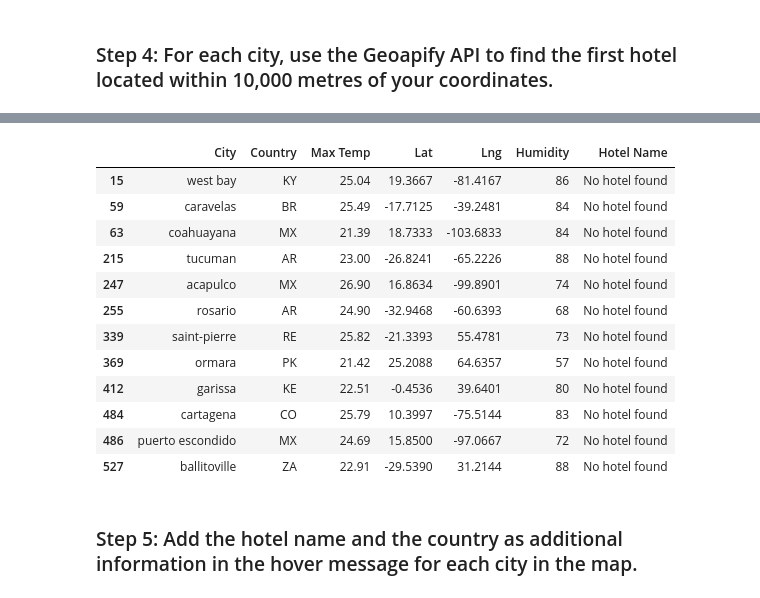
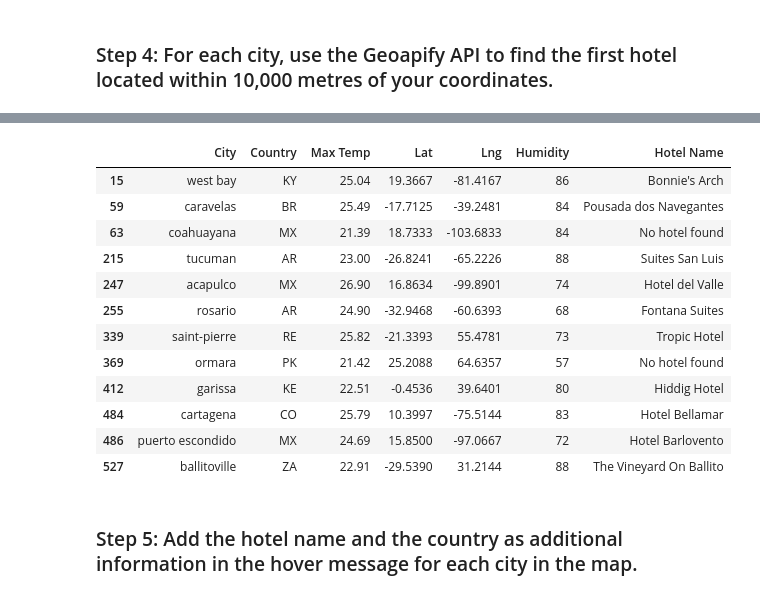
Before and after one commit to treysl/python-api-challenge, a Jupyter notebook: Starter_Code/Starter_Code/starter_code/VacationPy.ipynb, the cells around one changed output, grey strips where cells are left out. Saved outputs shown, nothing was run; the diff lists cells and outputs as text; code cells hidden in the pictures.

```diff
--- a/Starter_Code/Starter_Code/starter_code/VacationPy.ipynb
+++ b/Starter_Code/Starter_Code/starter_code/VacationPy.ipynb
@@ -10,5 +10,4 @@ import pandas as pd
 import requests
 
 # Import API key
-from api_keys import geoapify_key
-print(geoapify_key)
+geoapify_key = "6d15b6bb7a8a4c2baff806e956d5ebfd"
@@ -107,46 +104,35 @@ hotel_df
 ### Step 4: For each city, use the Geoapify API to find the first hotel located within 10,000 metres of your coordinates.
 # %%
 # Set parameters to search for a hotel
-#radius = # YOUR CODE HERE
-parameters = {
-    'radius': 10000,
-    "type" : "lodging",
-    'api_keys' : geoapify_key
+radius = 10000
+params = {
+    'categories': 'accommodation.hotel',
+    'api_key': geoapify_key
 }
-
 # Print a message to follow up the hotel search
-print("Starting hotel search")
-
+print('Starting hotel search')
 # Iterate through the hotel_df DataFrame
 for index, row in hotel_df.iterrows():
     # get latitude, longitude from the DataFrame
-    latitude = row["Lat"]
-    longitude = row["Lng"]
-
-    # Add filter and bias parameters with the current city's latitude and longitude to the params dictionary
-    # parameters["filter"] = # YOUR CODE HERE
-    # parameters["bias"] = # YOUR CODE HERE
-    parameters["location"] = f'{latitude},{longitude}'
-
+    lat = row['Lat']
+    lng = row['Lng']
+    # Add filter and bias parameters with the current city’s latitude and longitude to the params dictionary
+    params['filter'] = f'circle:{lng},{lat},{radius}'
+    params['bias'] = f'proximity:{lng},{lat}'
     # Set base URL
-    base_url = "http://api.openweathermap.org/data/2.5/weather"
-
+    base_url = 'https://api.geoapify.com/v2/places'
     # Make and API request using the params dictionaty
-    name_address = requests.get(base_url, params=parameters)
-
+    name_address = requests.get(base_url, params = params)
     # Convert the API response to JSON format
     name_address = name_address.json()
-    print(name_address)
     # Grab the first hotel from the results and store the name in the hotel_df DataFrame
     try:
-        hotel_df.loc[index, "Hotel Name"] = name_address["features"][0]["properties"]["name"]
+        hotel_df.loc[index, 'Hotel Name'] = name_address['features'][0]['properties']['name']
     except (KeyError, IndexError):
-        # If no hotel is found, set the hotel name as "No hotel found".
-        hotel_df.loc[index, "Hotel Name"] = "No hotel found"
-
+        # If no hotel is found, set the hotel name as “No hotel found”.
+        hotel_df.loc[index, 'Hotel Name'] = 'No hotel found'
     # Log the search results
-    print(f"{hotel_df.loc[index, 'City']} - nearest hotel: {hotel_df.loc[index, 'Hotel Name']}")
-
+    print(f"{hotel_df.loc[index,'City']} - nearest hotel: {hotel_df.loc[index, 'Hotel Name']}")
 # Display sample data
 hotel_df
 # %% [output]
@@ -170,15 +152,15 @@ ballitoville - nearest hotel: No hotel found
 |  | City | Country | Max Temp | Lat | Lng | Humidity | Hotel Name |
-| 15 | west bay | KY | 25.04 | 19.3667 | -81.4167 | 86 | No hotel found |
-| 59 | caravelas | BR | 25.49 | -17.7125 | -39.2481 | 84 | No hotel found |
+| 15 | west bay | KY | 25.04 | 19.3667 | -81.4167 | 86 | Bonnie's Arch |
+| 59 | caravelas | BR | 25.49 | -17.7125 | -39.2481 | 84 | Pousada dos Navegantes |
 | 63 | coahuayana | MX | 21.39 | 18.7333 | -103.6833 | 84 | No hotel found |
-| 215 | tucuman | AR | 23.00 | -26.8241 | -65.2226 | 88 | No hotel found |
-| 247 | acapulco | MX | 26.90 | 16.8634 | -99.8901 | 74 | No hotel found |
-| 255 | rosario | AR | 24.90 | -32.9468 | -60.6393 | 68 | No hotel found |
-| 339 | saint-pierre | RE | 25.82 | -21.3393 | 55.4781 | 73 | No hotel found |
+| 215 | tucuman | AR | 23.00 | -26.8241 | -65.2226 | 88 | Suites San Luis |
+| 247 | acapulco | MX | 26.90 | 16.8634 | -99.8901 | 74 | Hotel del Valle |
+| 255 | rosario | AR | 24.90 | -32.9468 | -60.6393 | 68 | Fontana Suites |
+| 339 | saint-pierre | RE | 25.82 | -21.3393 | 55.4781 | 73 | Tropic Hotel |
 | 369 | ormara | PK | 21.42 | 25.2088 | 64.6357 | 57 | No hotel found |
-| 412 | garissa | KE | 22.51 | -0.4536 | 39.6401 | 80 | No hotel found |
-| 484 | cartagena | CO | 25.79 | 10.3997 | -75.5144 | 83 | No hotel found |
-| 486 | puerto escondido | MX | 24.69 | 15.8500 | -97.0667 | 72 | No hotel found |
-| 527 | ballitoville | ZA | 22.91 | -29.5390 | 31.2144 | 88 | No hotel found |
+| 412 | garissa | KE | 22.51 | -0.4536 | 39.6401 | 80 | Hiddig Hotel |
+| 484 | cartagena | CO | 25.79 | 10.3997 | -75.5144 | 83 | Hotel Bellamar |
+| 486 | puerto escondido | MX | 24.69 | 15.8500 | -97.0667 | 72 | Hotel Barlovento |
+| 527 | ballitoville | ZA | 22.91 | -29.5390 | 31.2144 | 88 | The Vineyard On Ballito |
 # %% [markdown]
 ### Step 5: Add the hotel name and the country as additional information in the hover message for each city in the map.
```
Also changed, not shown: parts of 7 cells of this notebook.
